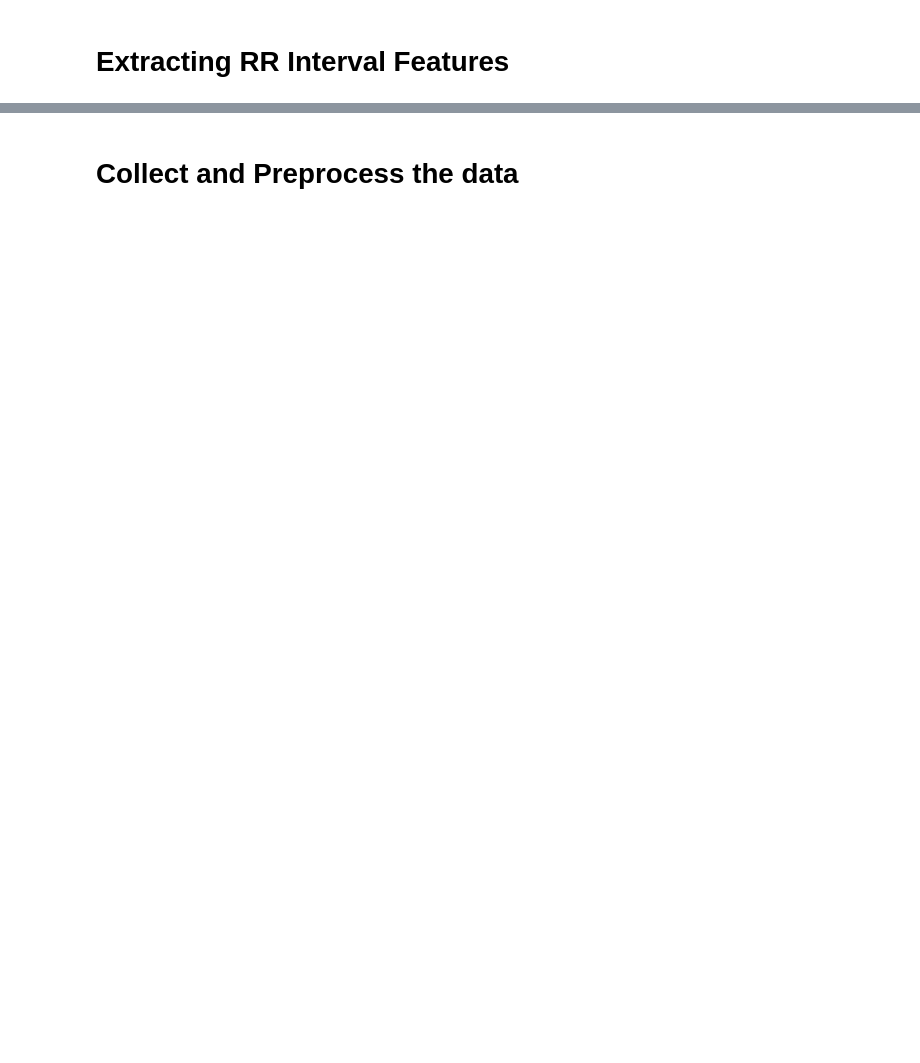
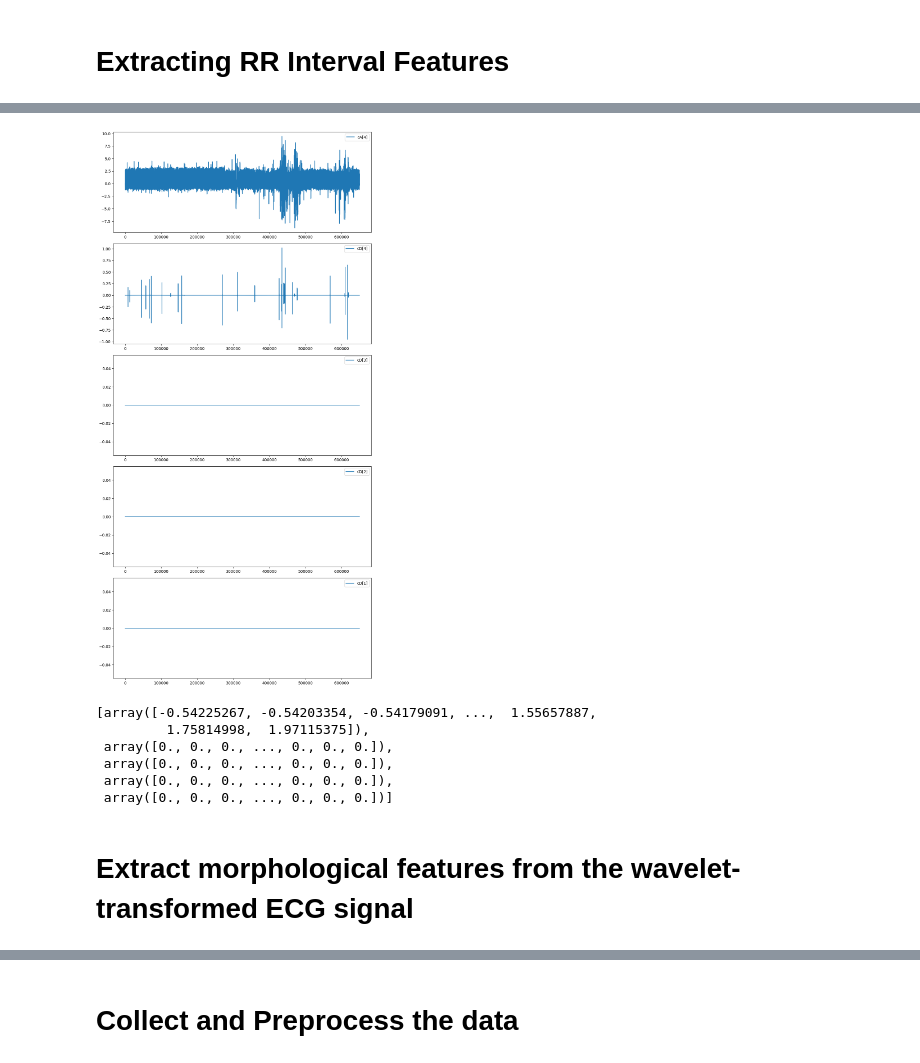
Before and after one commit to ouerghi01/HeartbeatClassification, a Jupyter notebook: HeartBeat.ipynb, the cells around one changed output, grey strips where cells are left out. Saved outputs shown, nothing was run; the diff lists cells and outputs as text; code cells hidden in the pictures; blank space fills up the shorter version.

```diff
--- a/HeartBeat.ipynb
+++ b/HeartBeat.ipynb
@@ -267,0 +176,74 @@ def extract_wavelet_features(ecg_signal, r_peaks, fs):
+# %%
+
+import copy
+import pywt  # Import PyWavelets
+import numpy as np
+import matplotlib.pyplot as plt
+import pandas as pd
+
+def Wavelet(index_list, wavefunc='db4', lv=4, m=1, n=4, plot=False):
+    '''
+    WT: Wavelet Transformation Function
+    index_list: Input Sequence;
+    lv: Decomposing Level；
+    wavefunc: Function of Wavelet, 'db4' default；
+    m, n: Level of Threshold Processing
+    '''
+    # Decomposing
+    coeff = pywt.wavedec(index_list, wavefunc, mode='sym', level=lv)  # Decompose by levels
+    sgn = lambda x: 1 if x > 0 else -1 if x < 0 else 0  # sgn function
+
+    # Denoising
+    for i in range(m, n + 1):  # Process levels m to n
+        cD = coeff[i]
+        Tr = np.sqrt(2 * np.log2(len(cD)))  # Compute threshold
+        for j in range(len(cD)):
+            if np.abs(cD[j]) >= Tr:
+                coeff[i][j] = sgn(cD[j]) * (np.abs(cD[j]) - Tr)  # Shrink towards zero
+            else:
+                coeff[i][j] = 0  # Set to zero if below threshold
+
+    # Reconstructing
+    coeffs = {}
+    for i in range(len(coeff)):
+        coeffs[i] = copy.deepcopy(coeff)
+        for j in range(len(coeff)):
+            if j != i:
+                coeffs[i][j] = np.zeros_like(coeff[j])  # Zero out all coefficients except for the ith level
+
+    reconstructed_signals = []
+    for i in range(len(coeff)):
+        rec_signal = pywt.waverec(coeffs[i], wavefunc)
+        if len(rec_signal) > len(index_list):
+            rec_signal = rec_signal[:-1]
+        reconstructed_signals.append(rec_signal)
+
+    # Plotting the results
+    if plot:
+        fig, ax = plt.subplots(len(reconstructed_signals), 1, figsize=(10, 20))
+        for i in range(len(reconstructed_signals)):
+            if i == 0:
+                ax[i].plot(reconstructed_signals[i], label=f'cA[{len(coeff) - i - 1}]')
+            else:
+                ax[i].plot(reconstructed_signals[i], label=f'cD[{len(coeff) - i}]')
+            ax[i].legend(loc='best')
+        plt.tight_layout()
+        plt.show()
+
+    return reconstructed_signals
+
+# Usage
+coeff = Wavelet(ecg_signal, plot=True)
+# %% [output]
+[figure, added]
+# %%
+coeff
+# %% [output]
+[array([-0.54225267, -0.54203354, -0.54179091, ...,  1.55657887,
+         1.75814998,  1.97115375]),
+ array([0., 0., 0., ..., 0., 0., 0.]),
+ array([0., 0., 0., ..., 0., 0., 0.]),
+ array([0., 0., 0., ..., 0., 0., 0.]),
+ array([0., 0., 0., ..., 0., 0., 0.])]
+# %% [markdown]
+# Extract morphological features from the wavelet-transformed ECG signal
```
Also changed, not shown: parts of 28 cells of this notebook, 1 other file.
